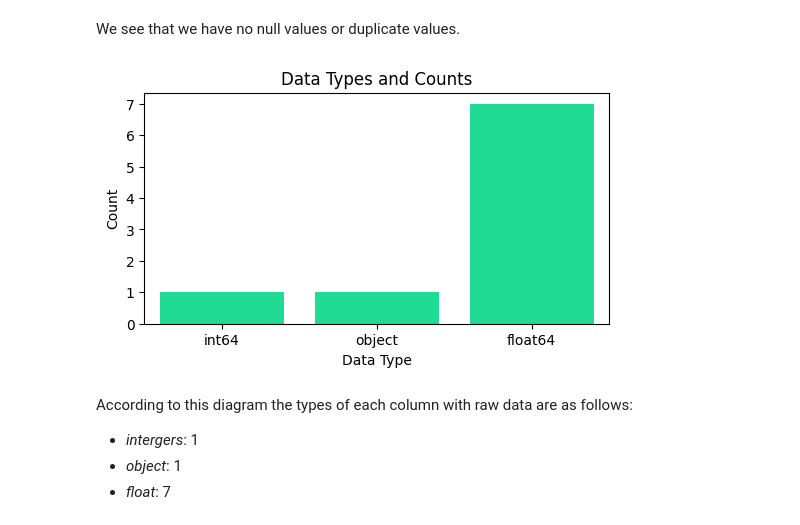
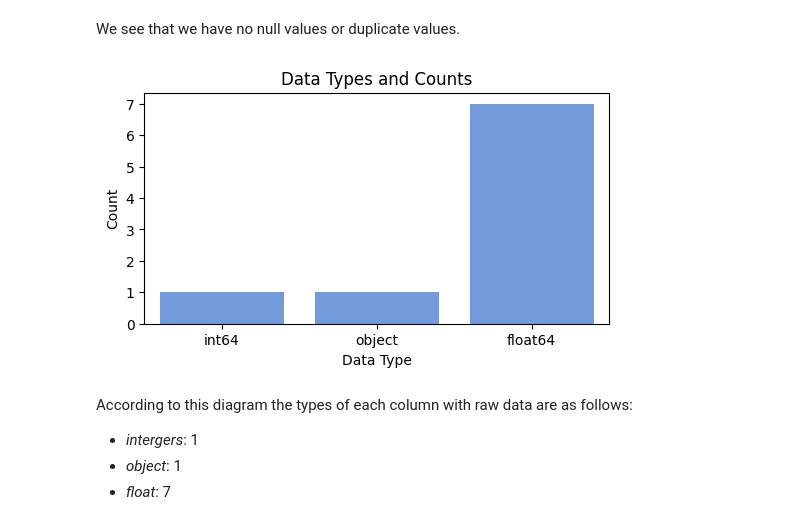
Before and after one commit to ManuelaMayorga/ETL_Workshop_03, a Jupyter notebook: notebooks/001-EDA.ipynb, the cells around one changed output. Cells and saved outputs as stored; diff of their text form; code cells hidden in the pictures.

```diff
--- a/notebooks/001-EDA.ipynb
+++ b/notebooks/001-EDA.ipynb
@@ -596,13 +594,13 @@ info_table
 We see that we have no null values or duplicate values.
 # %%
 plt.figure(figsize=(6, 3))
-sns.countplot(x='Data Type', data=info_table, color='mediumspringgreen')
+sns.countplot(x='Data Type', data=info_table, color='cornflowerblue')
 plt.title('Data Types and Counts')
 plt.xlabel('Data Type')
 plt.ylabel('Count')
 plt.show()
 # %% [output]
-[figure, old version]
+[figure, new version]
 # %% [markdown]
 According to this diagram the types of each column with raw data are as follows:
 
```
Also changed, not shown: parts of 47 cells of this notebook.
